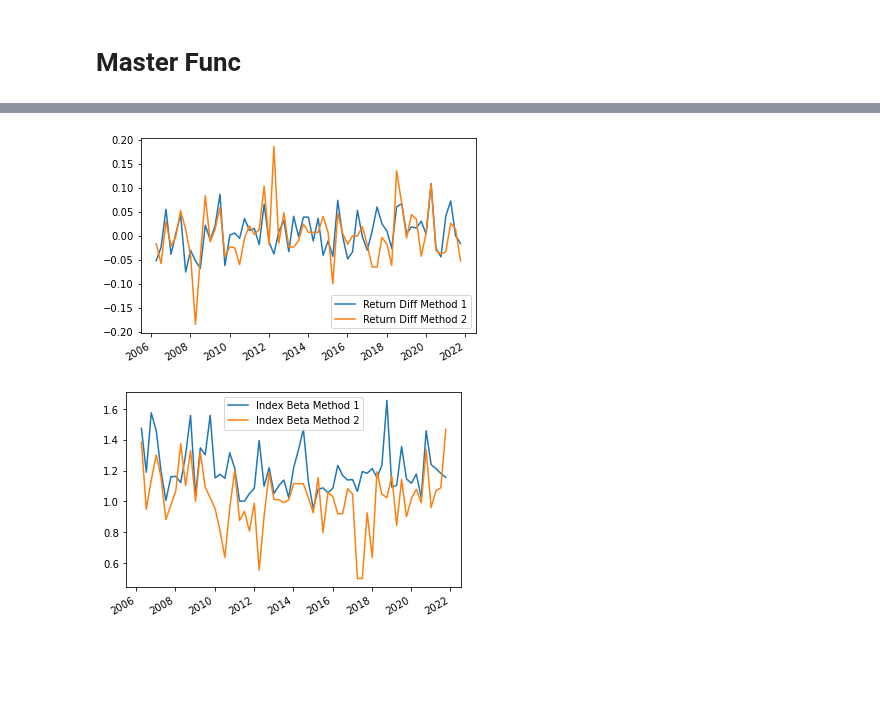
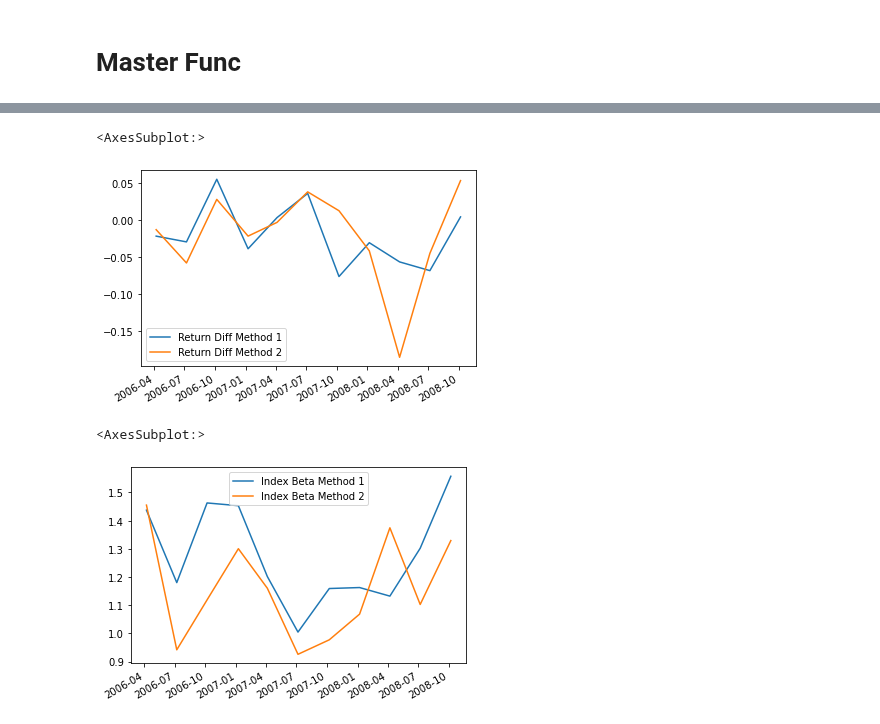
Before and after one commit to layoups/index-funds, a Jupyter notebook: create_indices.ipynb, the cells around one changed output, grey strips where cells are left out. Saved outputs shown, nothing was run; the diff lists cells and outputs as text; code cells hidden in the pictures; blank space fills up the shorter version.

```diff
--- a/create_indices.ipynb
+++ b/create_indices.ipynb
@@ -473,10 +471,12 @@ return_comp_performance.to_csv("./output/return_comp_performance.csv")
 # %%
-comp_performance.plot(y=["Return Diff Method 1", "Return Diff Method 2"])
-plt.savefig("./output/comp_return_plot.png")
+comp_performance.loc[(10,), :].plot(y=["Return Diff Method 1", "Return Diff Method 2"])
+# plt.savefig("./output/comp_return_plot.png")
 # %% [output]
+<AxesSubplot:>
-[figure, old version]
+[figure, new version]
 # %%
-comp_performance.plot(y=["Index Beta Method 1", "Index Beta Method 2"])
-plt.savefig("./output/comp_beta_plot.png")
+comp_performance.loc[(10,), :].plot(y=["Index Beta Method 1", "Index Beta Method 2"])
+# plt.savefig("./output/comp_beta_plot.png")
 # %% [output]
+<AxesSubplot:>
-[figure, old version]
+[figure, new version]
```
Also changed, not shown: parts of 35 cells of this notebook, 3 other files.
